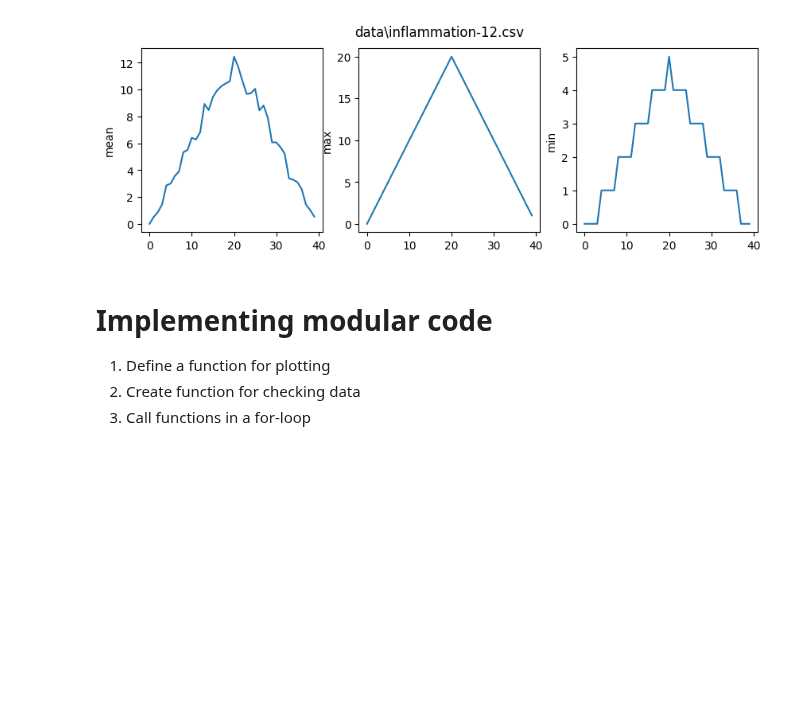
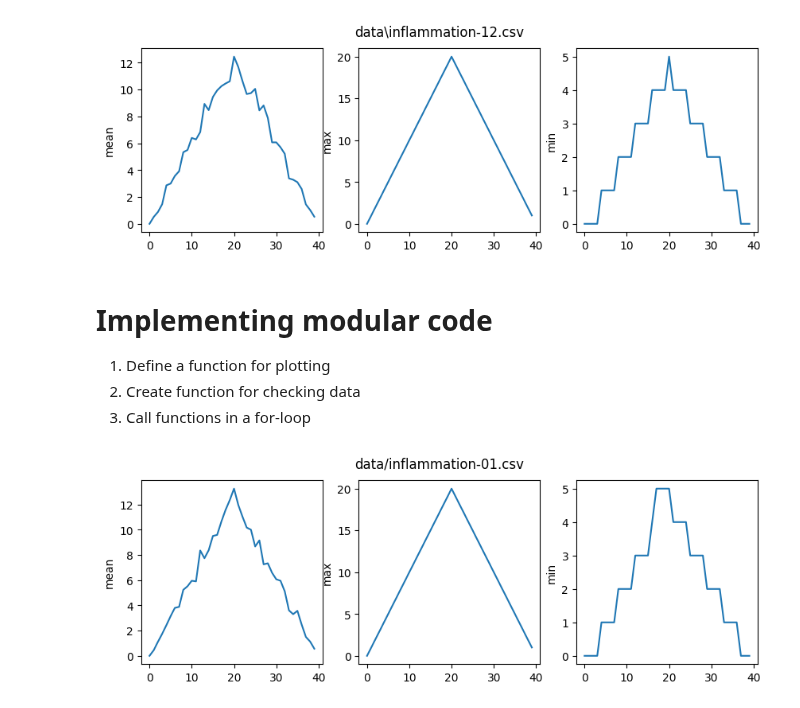
Before and after one commit to 4TUResearchData-Carpentries/gitautopush-sandbox, a Jupyter notebook: inflammation_analysis.ipynb, the cells around one changed output. Cells and saved outputs as stored; diff of their text form; code cells hidden in the pictures; blank space fills up the shorter version.

```diff
--- a/inflammation_analysis.ipynb
+++ b/inflammation_analysis.ipynb
@@ -127,3 +130,5 @@ def visualize(filename):
     plt.show()
 # %%
-visualize('
+visualize('data/inflammation-01.csv')
+# %% [output]
+[figure, added]
```
Also changed, not shown: parts of 1 cell of this notebook.
